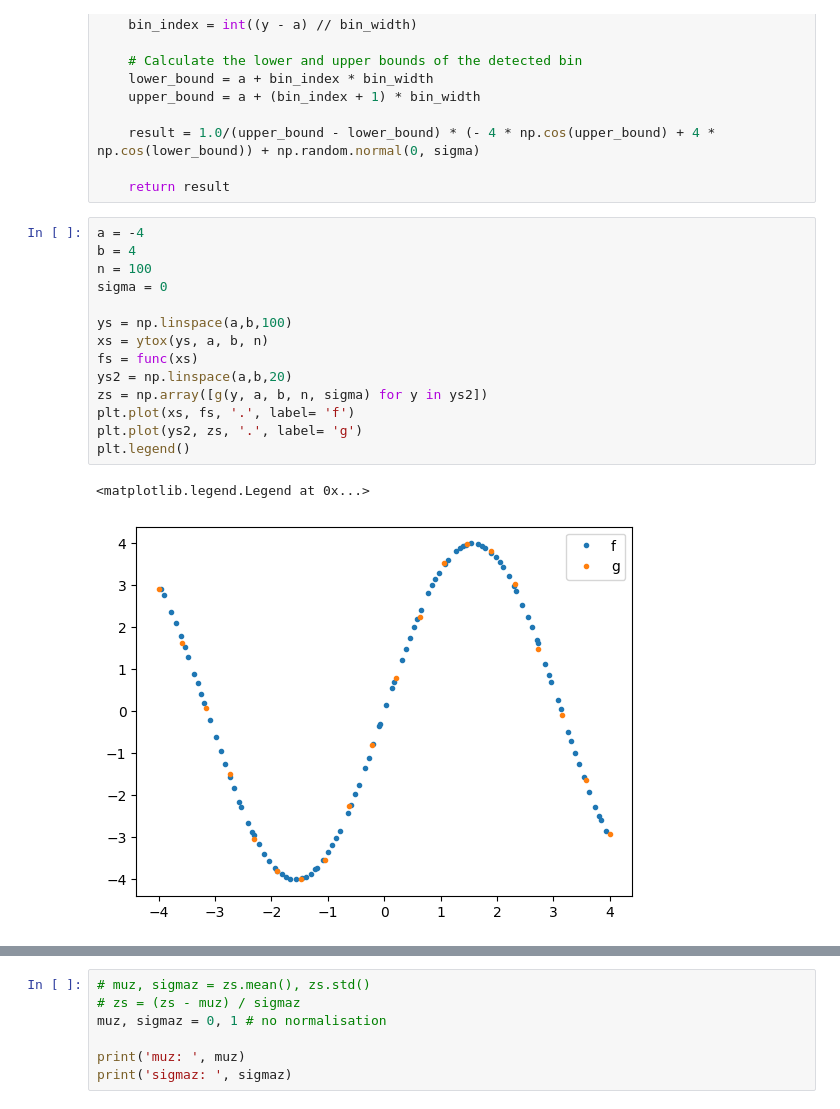
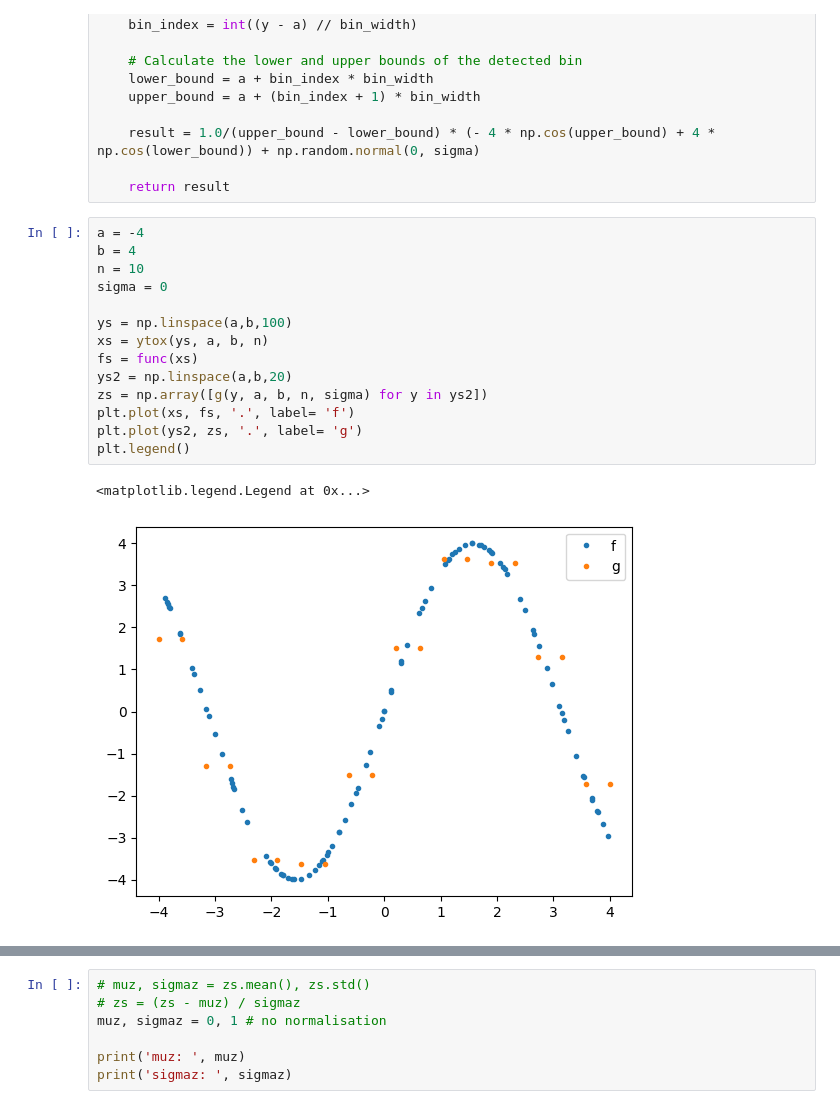
Before and after one commit to Mengyanz/deconditional-downscaling, a Jupyter notebook: simulation_sin_bag.ipynb, the cells around one changed output, grey strips where cells are left out. Cells and saved outputs as stored; diff of their text form.

```diff
--- a/simulation_sin_bag.ipynb
+++ b/simulation_sin_bag.ipynb
@@ -56,20 +56,20 @@ def g(y, a=-4, b=4, n=20, sigma=0.1):
 # %%
 a = -4
 b = 4
-n = 100
+n = 10
 sigma = 0
 
 ys = np.linspace(a,b,100)
 xs = ytox(ys, a, b, n)
 fs = func(xs)
 ys2 = np.linspace(a,b,20)
 zs = np.array([g(y, a, b, n, sigma) for y in ys2])
 plt.plot(xs, fs, '.', label= 'f')
 plt.plot(ys2, zs, '.', label= 'g')
 plt.legend()
 # %% [output]
 <matplotlib.legend.Legend at 0x...>
-[figure, old version]
+[figure, new version]
 # %%
 plt.plot(xs, ys, '.')
 # %% [output]
```
Also changed, not shown: parts of 14 cells of this notebook, 5 other files.
